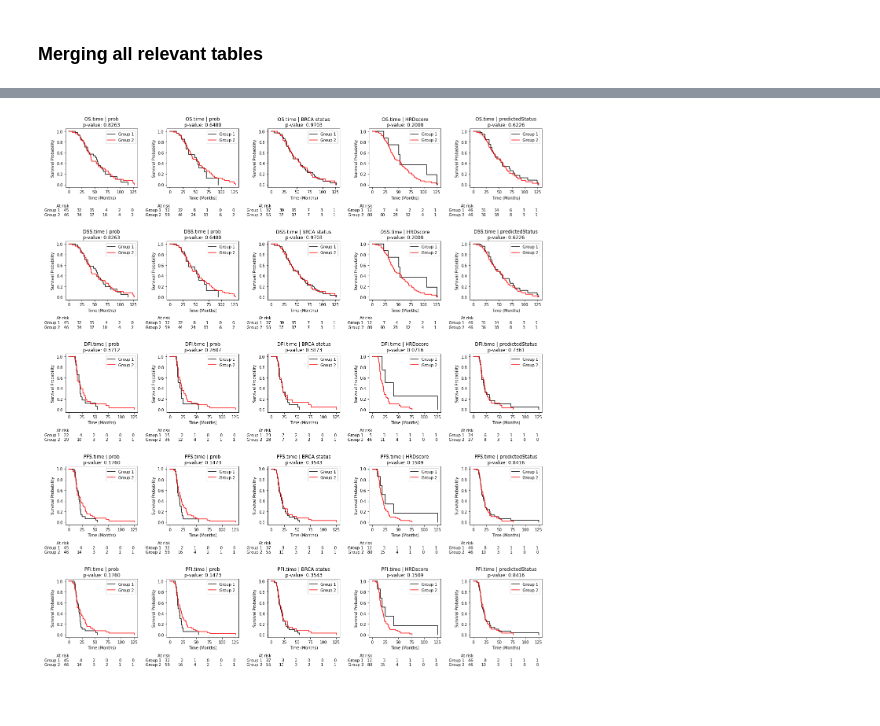
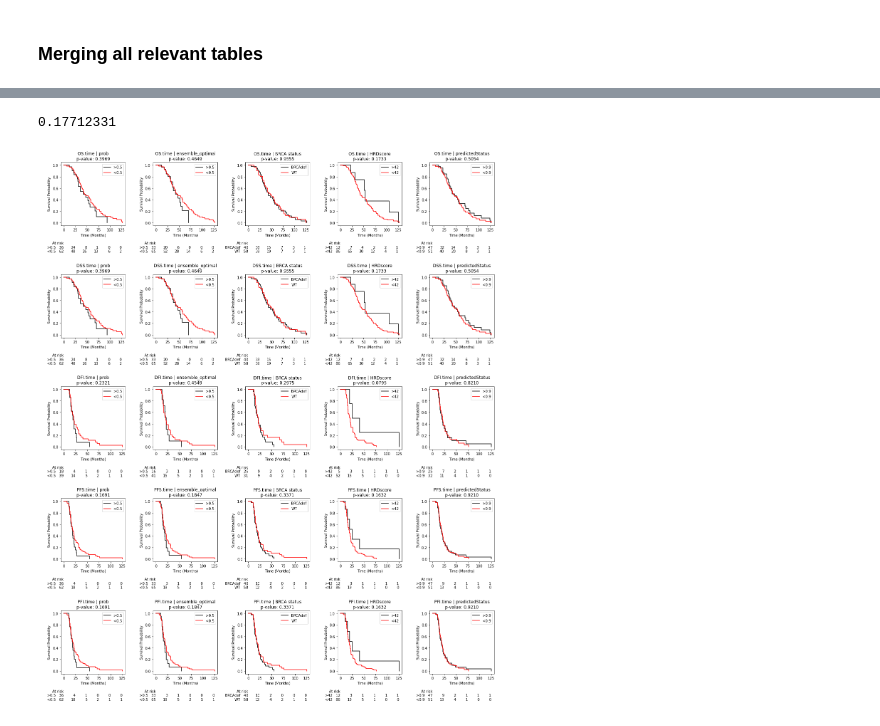
Before and after one commit to csabaiBio/HGSOC_platinum_response, a Jupyter notebook: HGSOC_platinum_responce/HRD_results_analysis.ipynb, the cells around one changed output, grey strips where cells are left out. Drawn from its saved outputs; the diff is of its cells as text; code cells hidden in the pictures.

```diff
--- a/HGSOC_platinum_responce/HRD_results_analysis.ipynb
+++ b/HGSOC_platinum_responce/HRD_results_analysis.ipynb
@@ -100,15 +117,9 @@ merged = pd.merge(merged, wsi, on='case_id')
 # %%
-merged.columns.to_list()
+merged['HRDscore'] = merged["LST"] + merged["Telomeric.AI"] + merged["HRD-LOH"]
 
-
-# Zsofia finds 115 samples here! correct ... this may be cuase of results change...
 merged["BRCA status"] = np.where(merged["BRCA-status_simplified"] == 'intact', 1, 0)
-
 merged['HRDscore_normalized'] = merged['HRDscore'] / 100.0
 y_true = merged['label']
-
-print(y_true)
-
 # Initialize variables to keep track of the best AUC and coefficients
 best_auc = 0
 best_coeffs = (0, 0)
@@ -120,8 +131,8 @@ for coeff_prob in np.arange(0, 1.01, 0.01):
             # Calculate the ensemble score with current coefficients
             merged['ensemble'] = (coeff_prob * merged['prob'] + coeff_hrd * merged['HRDscore_normalized'])
 
-            print(merged['prob'].to_list()) # nans in prob.... not correct...
             # Calculate AUC for the current ensemble
+
             current_auc = roc_auc_score(y_true, merged['ensemble'])
 
             # Update the best AUC and coefficients if the current AUC is better
@@ -129,8 +140,8 @@ for coeff_prob in np.arange(0, 1.01, 0.01):
                 best_auc = current_auc
                 best_coeffs = (coeff_prob, coeff_hrd)
 
-# print(f"Best AUC: {best_auc}")
-# print(f"Best Coefficients: prob={best_coeffs[0]}, HRDscore_normalized={best_coeffs[1]}")
+print(f"Best AUC: {best_auc}")
+print(f"Best Coefficients: prob={best_coeffs[0]}, HRDscore_normalized={best_coeffs[1]}")
 merged['ensemble'] = (merged['prob'] + merged['HRDscore_normalized']) / 2
 merged['ensemble_optimal'] = (best_coeffs[0] * merged['prob'] + best_coeffs[1] * merged['HRDscore_normalized'])
 # %% [output]
@@ -151,12 +150,19 @@ ValueError: Input contains NaN, infinity or a value too large for dtype('float64
 # %%
+
+fpr, tpr, thresholds = roc_curve(merged['label'], merged['prob'])
+# Calculate the Youden's J statistic
+youden = tpr - fpr
+# Find the optimal threshold
+optimal_threshold_index = youden.argmax()
+optimal_threshold = thresholds[optimal_threshold_index]
+print(optimal_threshold)
+
 times = ['OS.time','DSS.time','DFI.time','PFS.time','PFI.time']
-thresholds = [0.5,0.5,0.5,42,0.9]
+thresholds = [optimal_threshold,0.5,0.5,42,0.9]
 groupings = ['prob','ensemble_optimal','BRCA status','HRDscore','predictedStatus']
+labels = [[">0.5","<0.5"],[">0.5","<0.5"],["BRCAdef","WT"],[">42","<42"],[">0.9","<0.9"]]
 
-# TODO: etup BRCA groups and cutoff and labels..
-
-
-plt.figure(figsize=(18, 20))  # Adjusting the figure size for a 5x5 grid
+plt.figure(figsize=(18, 22))  # Adjusting the figure size for a 5x5 grid
 
 # Flatten the grid loop since we're just iterating through each combination
 for i, time in enumerate(times):
@@ -164,33 +170,36 @@ for i, time in enumerate(times):
         ax = plt.subplot(5, 5, i * 5 + j + 1)
 
         # Apply the threshold uniformly for demonstration
         threshold = thresholds[j]  # This assumes a 1:1 mapping for simplicity
 
         merged_no_nans = merged.dropna(subset=[time])
 
         group1 = merged_no_nans[merged_no_nans[grouping] < threshold]
         group2 = merged_no_nans[merged_no_nans[grouping] >= threshold]
 
         kmf1 = KaplanMeierFitter()
         kmf2 = KaplanMeierFitter()
 
         # Check for sufficient data
 
-        kmf1.fit(durations=group1[time], event_observed=group1['label'], label='Group 1')
-        kmf2.fit(durations=group2[time], event_observed=group2['label'], label='Group 2')
+        kmf1.fit(durations=group1[time], event_observed=group1['label'], label=labels[j][0])
+        kmf2.fit(durations=group2[time], event_observed=group2['label'], label=labels[j][1])
 
         # Plotting
         kmf1.plot_survival_function(ci_show=False, ax=ax,color='black')
         kmf2.plot_survival_function(ci_show=False, ax=ax,color='red')
         add_at_risk_counts(kmf1, kmf2,rows_to_show=['At risk'],xticks=[0,25,50,75,100,125])
 
         # Log-rank test and displaying p-value
         results = logrank_test(group1[time], group2[time], event_observed_A=group1['label'], event_observed_B=group2['label'])
         ax.set_title(f'{time} | {grouping}\np-value: {results.p_value:.4f}')
         ax.set_xlabel('Time (Months)')
         ax.set_ylabel('Survival Probability')
 
 plt.tight_layout()
+plt.savefig('../figures/survival_analysis.png', dpi=300, facecolor='white')  # or 'roc_curve.svg' for vector format
+
 plt.show()
 # %% [output]
+0.17712331
-[figure, old version]
+[figure, new version]
```
Also changed, not shown: parts of 10 cells of this notebook, 8 other files.
